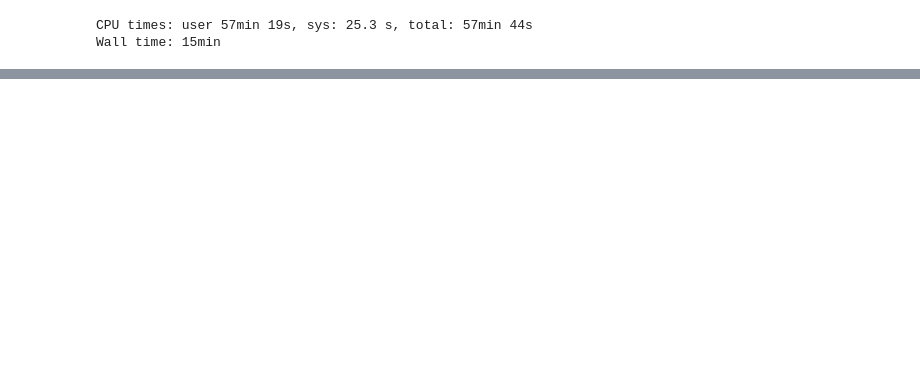
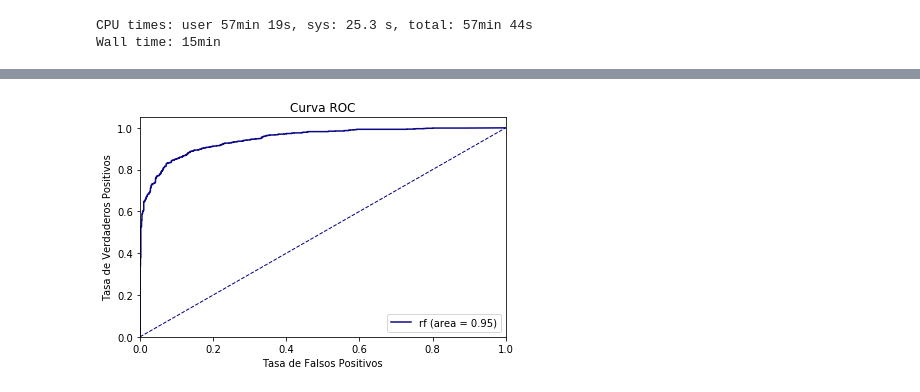
Before and after one commit to carpyncho/paper_inoise, a Jupyter notebook: 03_FS.ipynb, the cells around one changed output, grey strips where cells are left out. Saved outputs shown, nothing was run; the diff lists cells and outputs as text; code cells hidden in the pictures; blank space fills up the shorter version.

```diff
--- a/03_FS.ipynb
+++ b/03_FS.ipynb
@@ -110,2 +67,5 @@ array(['Beyond1Std', 'Eta_e', 'Freq1_harmonics_amplitude_0', 'LinearTrend',
 # %%
-df = pd.DataFrame({"Feature": X_columns, "Score": sel.grid_scores_, "Selected": sel.support_, "Ranking": sel.ranking_})
+df = pd.DataFrame({
+    "Feature": X_columns, "Score": sel.grid_scores_,
+    "Selected": sel.support_, "Ranking": sel.ranking_})
+df.to_pickle("data/ranking.pkl.bz2", compression="bz2")
@@ -136,0 +104,8 @@ df.sort_values("Ranking")
+# %%
+sX_columns = df[df.Selected].Feature.values
+# %%
+%%time
+rf = KFoldExperiment(
+    clf=RandomForestClassifier(**RF_PARAMS), clsnum=cls,
+    data=data, pcls=1, ncls=0, X_columns=sX_columns, y_column="cls")
+rf = rf("data", nfolds=10)
@@ -136,0 +125,4 @@ df.sort_values("Ranking")
+# %%
+roc({"rf": rf});
+# %% [output]
+[figure, added]
```
Also changed, not shown: parts of 8 cells of this notebook.
